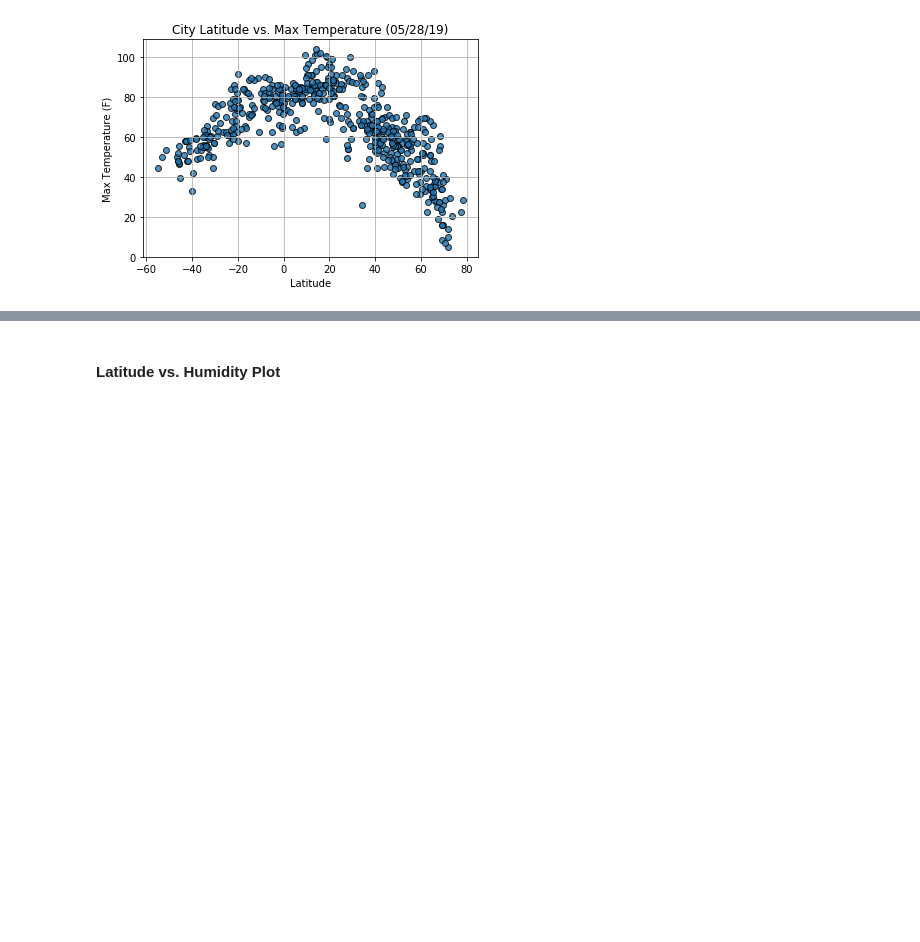
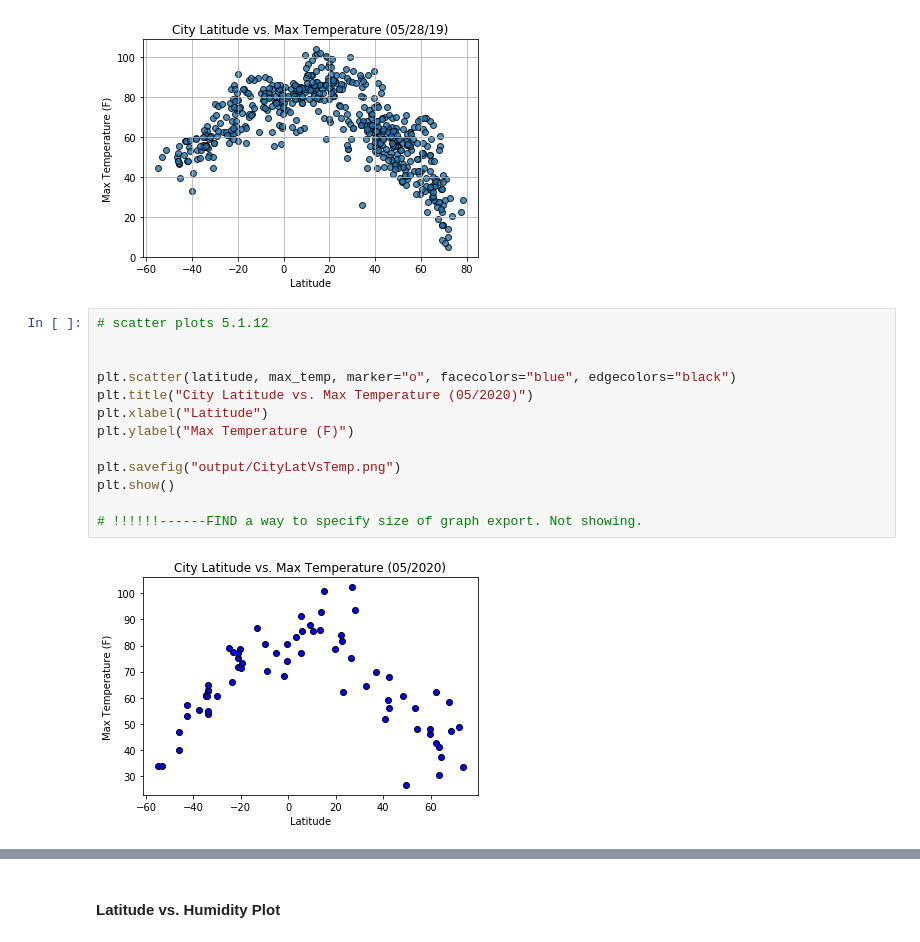
Before and after one commit to motofi/python-api-challenge, a Jupyter notebook: WeatherPy/WeatherPy.ipynb, the cells around one changed output, grey strips where cells are left out. Drawn from its saved outputs; the diff is of its cells as text; blank space fills up the shorter version.

Commit message:
add plots. begin working on new df linear regression plots

```diff
--- a/WeatherPy/WeatherPy.ipynb
+++ b/WeatherPy/WeatherPy.ipynb
@@ -365,3 +352,18 @@ FileNotFoundError: [Errno 2] No such file or directory: 'Output/CityWeather.csv'
 # %%
 # %% [output]
 [figure]
+# %%
+# scatter plots 5.1.12
+
+
+plt.scatter(latitude, max_temp, marker="o", facecolors="blue", edgecolors="black")
+plt.title("City Latitude vs. Max Temperature (05/2020)")
+plt.xlabel("Latitude")
+plt.ylabel("Max Temperature (F)")
+
+plt.savefig("output/CityLatVsTemp.png")
+plt.show()
+
+# !!!!!!------FIND a way to specify size of graph export. Not showing.
+# %% [output]
+[figure, added]
```
Also changed, not shown: parts of 15 cells of this notebook.
